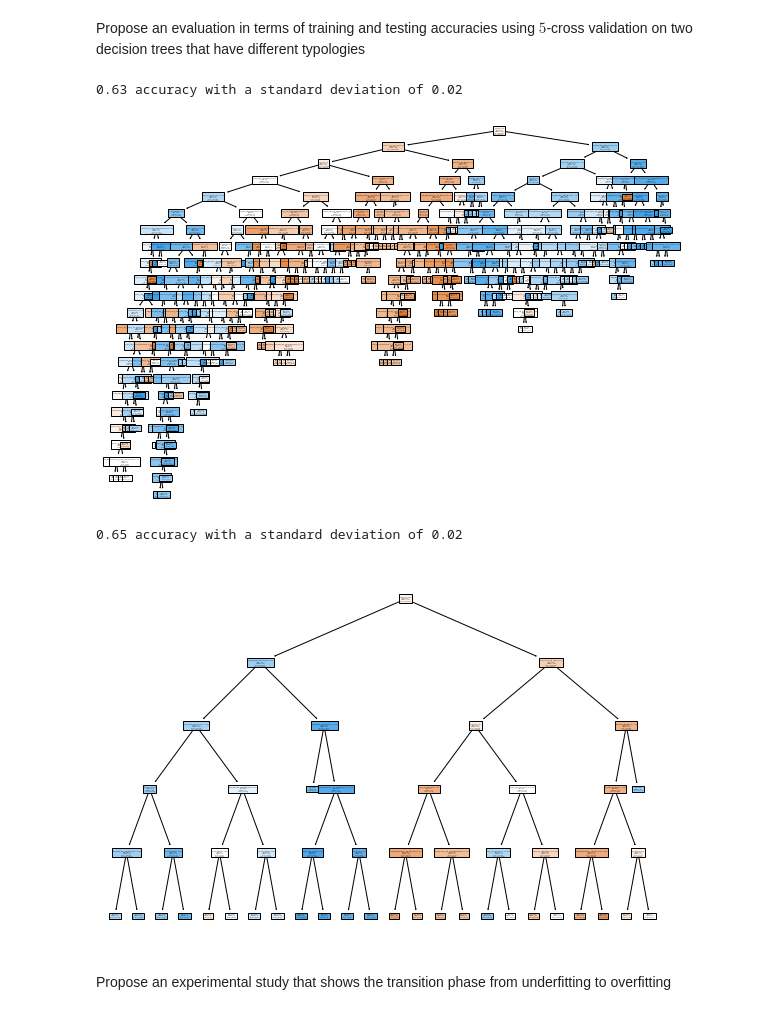
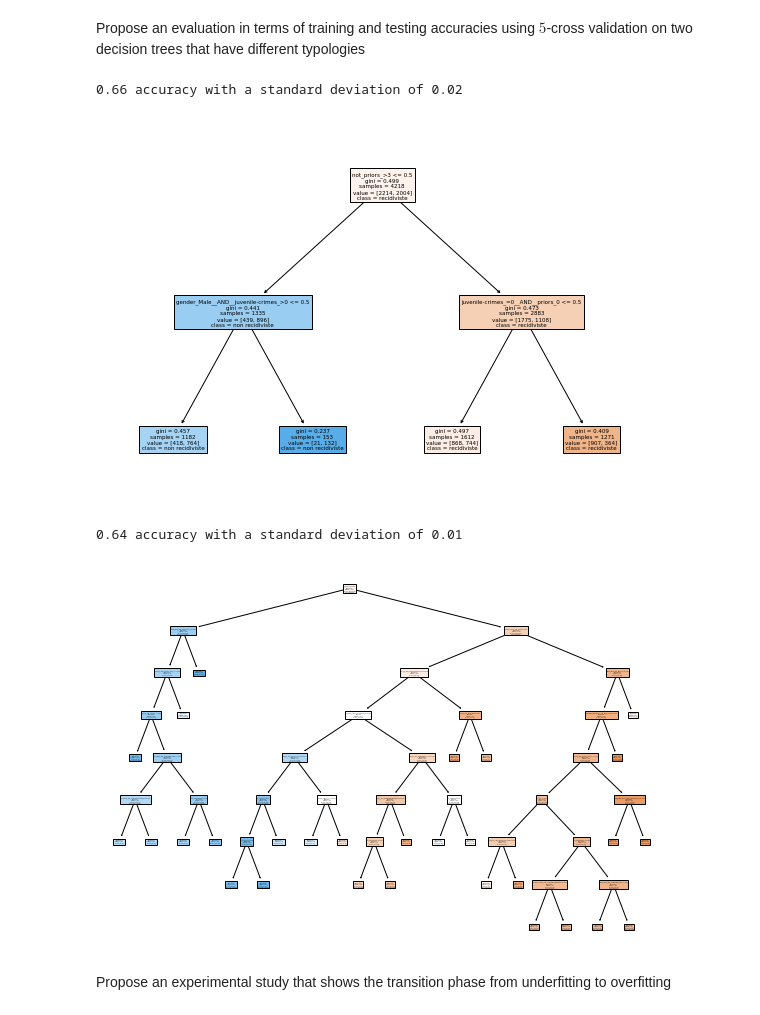
Before and after one commit to Vatosoa285/TP_ML, a Jupyter notebook: lab_1/renduLab1.ipynb, the cells around one changed output. Cells and saved outputs as stored; diff of their text form; code cells hidden in the pictures.

```diff
--- a/lab_1/renduLab1.ipynb
+++ b/lab_1/renduLab1.ipynb
@@ -24,14 +24,14 @@ treesParmeters = [
     #expected topologie and caracteristic
     {
         'splitter':'best',
-        'max_depth': None,
+        'max_depth': 2,
         'min_samples_leaf':  1
     },
     #expected topologie and caracteristic
     {
         'splitter':'random',
-        'max_depth': 5,
-        'min_samples_leaf':  20
+        'max_depth': 10,
+        'min_samples_leaf':  100
     },
     #expected topologie and caracteristic
     {
@@ -89,27 +96,27 @@ nbTree = len(treesParmeters)
 # %%
 for i in range (nbTree) :
     parameters= treesParmeters[i]
     clf = tree.DecisionTreeClassifier(
         splitter=parameters['splitter'],
         max_depth =parameters['max_depth'],
         min_samples_leaf =parameters['min_samples_leaf']
     )
     X_train, X_test, y_train, y_test = train_test_split(train_examples, train_labels, test_size=0.2, random_state=42)
 
     clf = clf.fit(X_train, y_train)
-    scores = cross_val_score(clf, X_test, y_test, cv=5)
+    scores = cross_val_score(clf, X_test, y_test, cv=2)
     print("%0.2f accuracy with a standard deviation of %0.2f" % (scores.mean(), scores.std()))
     plt.figure(figsize=(10,7))
     tree.plot_tree(clf,
                        feature_names= (features),
                        class_names= ("recidiviste", "non recidiviste"),
                        filled=True)
     plt.show()
 # %% [output]
-0.63 accuracy with a standard deviation of 0.02
+0.66 accuracy with a standard deviation of 0.02
-[figure, old version]
+[figure, new version]
-0.65 accuracy with a standard deviation of 0.02
+0.64 accuracy with a standard deviation of 0.01
-[figure, old version]
+[figure, new version]
 # %% [markdown]
 Propose an experimental study that shows the transition phase from underfitting to overfitting
 # %% [markdown]
```
Also changed, not shown: parts of 1 cell of this notebook, 3 other files.
